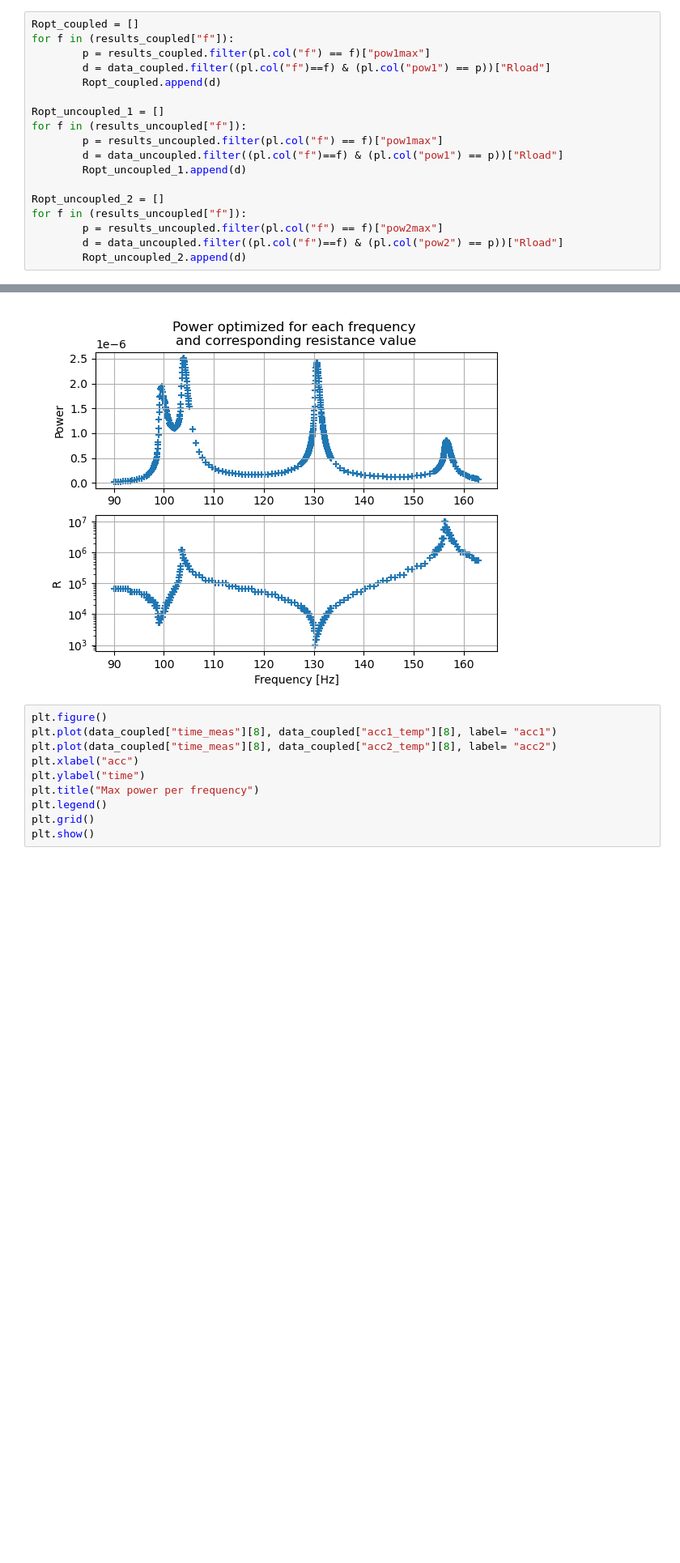
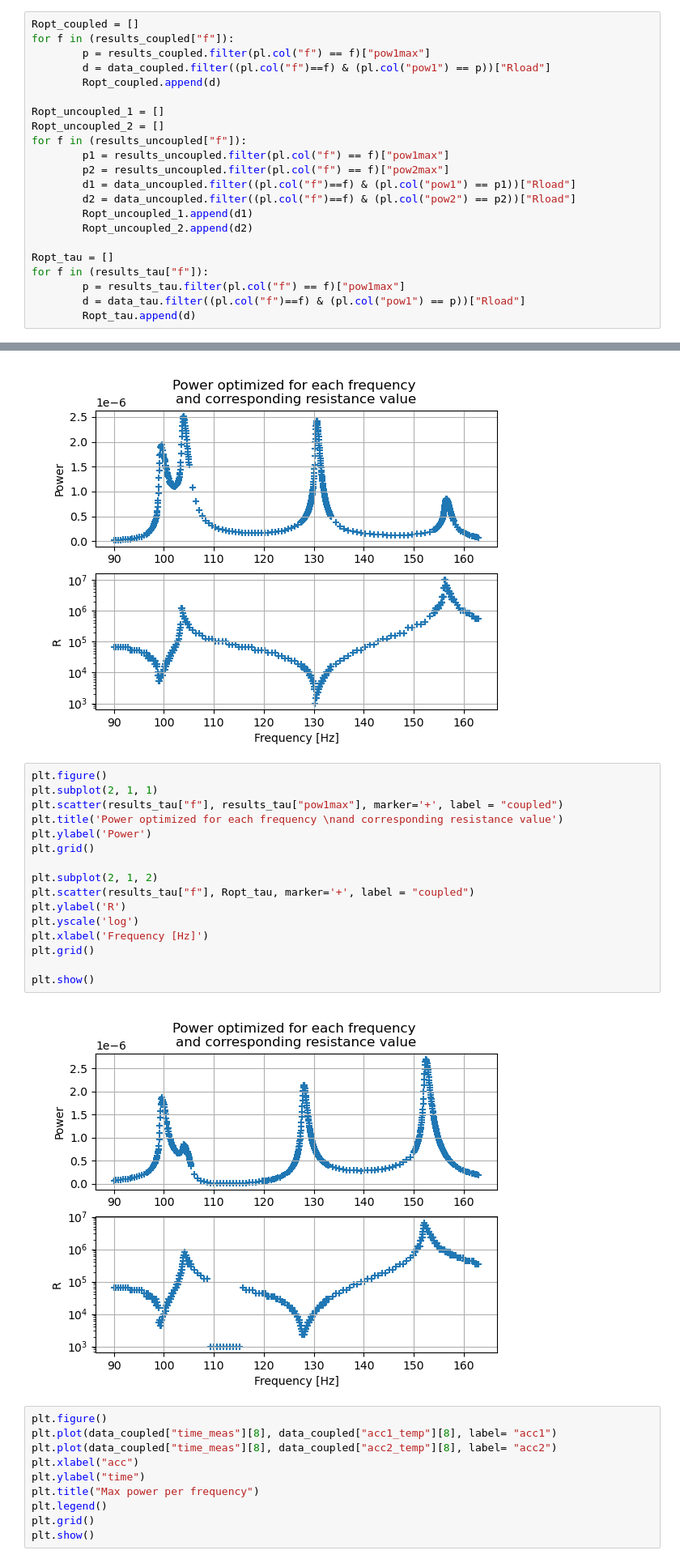
Before and after one commit to SalsyUniate/LinearManipsData, a Jupyter notebook: post_process.ipynb, the cells around one changed output, grey strips where cells are left out. Shown at 81% size. Cells and saved outputs as stored; diff of their text form; blank space fills up the shorter version.

```diff
--- a/post_process.ipynb
+++ b/post_process.ipynb
@@ -38,13 +52,17 @@ for f in (results_coupled["f"]):
         Ropt_coupled.append(d)
 
 Ropt_uncoupled_1 = []
-for f in (results_uncoupled["f"]):
-        p = results_uncoupled.filter(pl.col("f") == f)["pow1max"]
-        d = data_uncoupled.filter((pl.col("f")==f) & (pl.col("pow1") == p))["Rload"]
-        Ropt_uncoupled_1.append(d)
-
 Ropt_uncoupled_2 = []
 for f in (results_uncoupled["f"]):
-        p = results_uncoupled.filter(pl.col("f") == f)["pow2max"]
-        d = data_uncoupled.filter((pl.col("f")==f) & (pl.col("pow2") == p))["Rload"]
-        Ropt_uncoupled_2.append(d)
+        p1 = results_uncoupled.filter(pl.col("f") == f)["pow1max"]
+        p2 = results_uncoupled.filter(pl.col("f") == f)["pow2max"]
+        d1 = data_uncoupled.filter((pl.col("f")==f) & (pl.col("pow1") == p1))["Rload"]
+        d2 = data_uncoupled.filter((pl.col("f")==f) & (pl.col("pow2") == p2))["Rload"]
+        Ropt_uncoupled_1.append(d1)
+        Ropt_uncoupled_2.append(d2)
+
+Ropt_tau = []
+for f in (results_tau["f"]):
+        p = results_tau.filter(pl.col("f") == f)["pow1max"]
+        d = data_tau.filter((pl.col("f")==f) & (pl.col("pow1") == p))["Rload"]
+        Ropt_tau.append(d)
@@ -90,6 +125,24 @@ plt.grid()
 plt.show()
 # %% [output]
 [figure]
+# %%
+plt.figure()
+plt.subplot(2, 1, 1)
+plt.scatter(results_tau["f"], results_tau["pow1max"], marker='+', label = "coupled")
+plt.title('Power optimized for each frequency \nand corresponding resistance value')
+plt.ylabel('Power')
+plt.grid()
+
+plt.subplot(2, 1, 2)
+plt.scatter(results_tau["f"], Ropt_tau, marker='+', label = "coupled")
+plt.ylabel('R')
+plt.yscale('log')
+plt.xlabel('Frequency [Hz]')
+plt.grid()
+
+plt.show()
+# %% [output]
+[figure, added]
 # %%
 plt.figure()
 plt.plot(data_coupled["time_meas"][8], data_coupled["acc1_temp"][8], label= "acc1")
```
Also changed, not shown: parts of 9 cells of this notebook, 9 other files.
